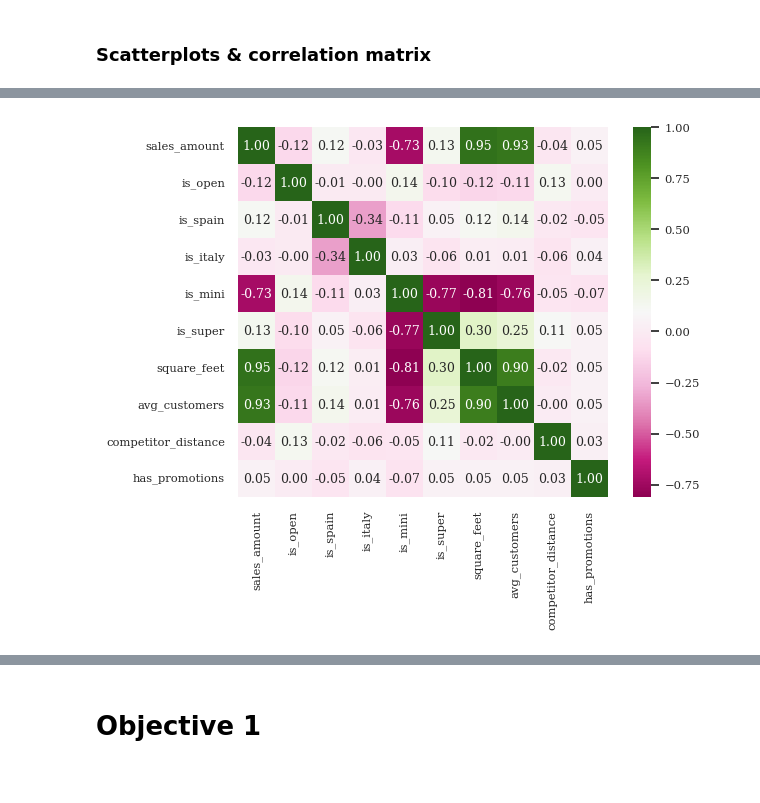
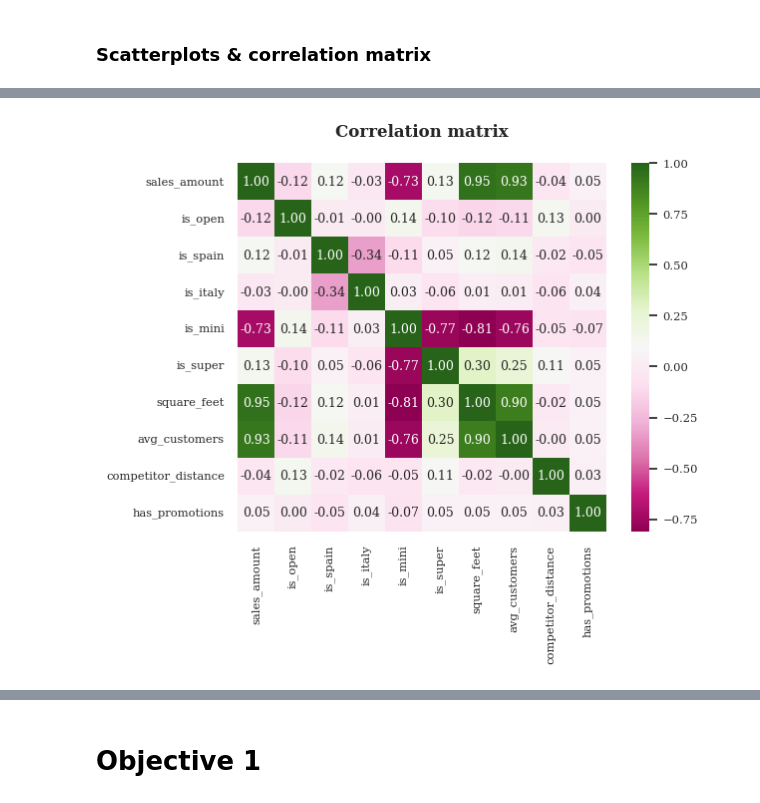
Before and after one commit to caporali/statistical_machine_learning_project, a Jupyter notebook: project_sml.ipynb, the cells around one changed output, grey strips where cells are left out. Cells and saved outputs as stored; diff of their text form; code cells hidden in the pictures.

```diff
--- a/project_sml.ipynb
+++ b/project_sml.ipynb
@@ -691,5 +725,7 @@ plt.tight_layout()
 # %%
+# correlation matrix
 ax = sns.heatmap(merged_df.corr(), annot = True, cmap = "PiYG", fmt = ".2f", square = True)
+ax.set_title("Correlation matrix", weight = "bold", y = 1.05).set_fontsize("12")
 ax.tick_params(left = False, bottom = False)
 # %% [output]
-[figure, old version]
+[figure, new version]
```
Also changed, not shown: parts of 49 cells of this notebook, 1 other file.
